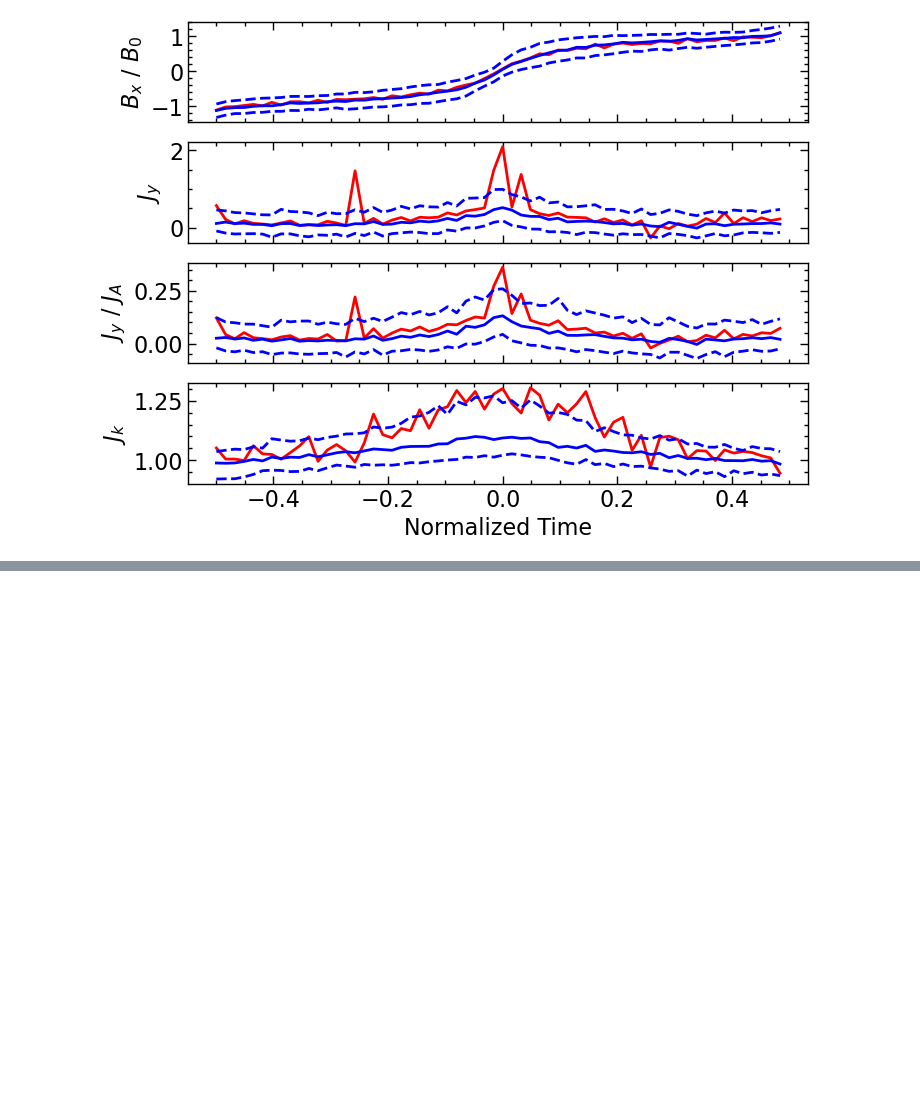
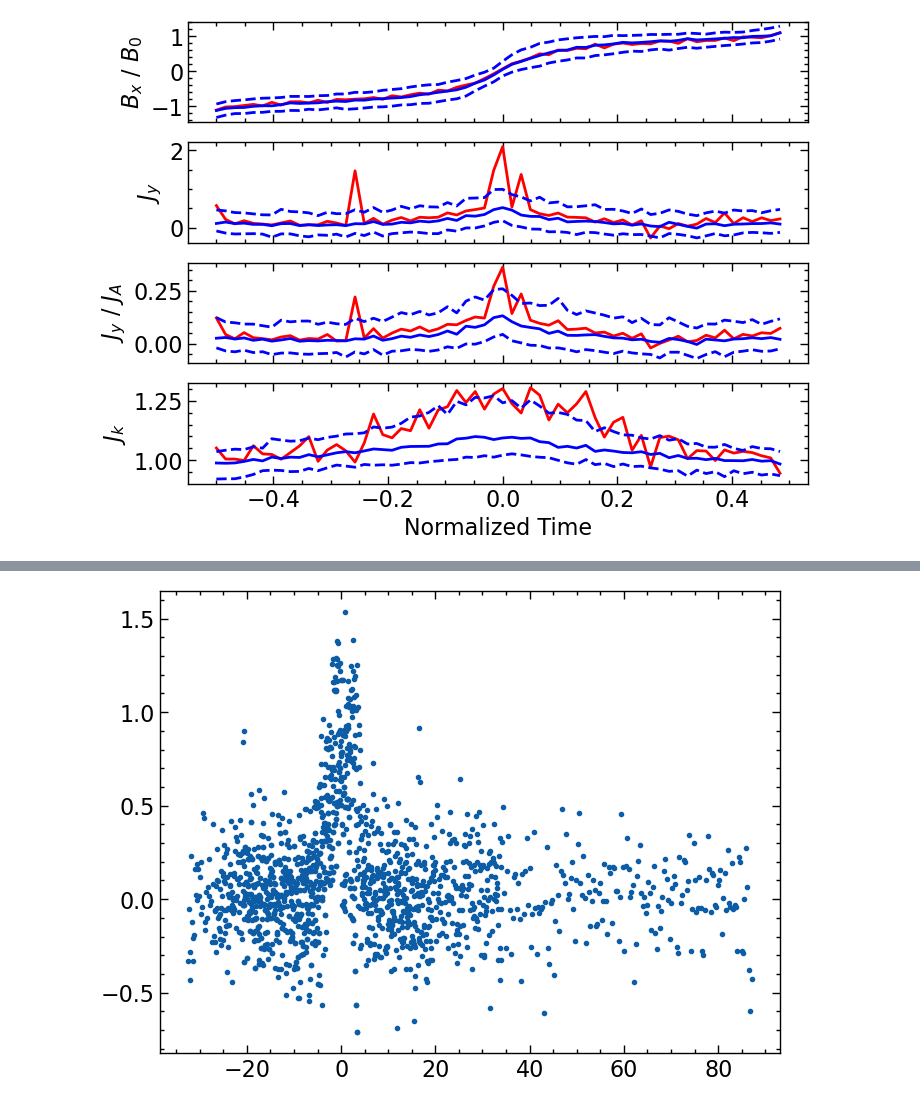
Before and after one commit to Beforerr/ids_spatial_evolution_juno, a Jupyter notebook: notebooks/05_sea.out.ipynb, the cells around one changed output, grey strips where cells are left out. Saved outputs shown, nothing was run; the diff lists cells and outputs as text; code cells hidden in the pictures; blank space fills up the shorter version.

```diff
--- a/notebooks/05_sea.out.ipynb
+++ b/notebooks/05_sea.out.ipynb
@@ -230,5 +235,6 @@ from utils.config import JunoConfig
 # %%
-config = JunoConfig(ts=1/8, split=16)
+# config = JunoConfig(timerange=['2011-01-01','2012-01-01'], ts=1/8, split=16)
+config = JunoConfig(timerange=['2011-01-01','2011-09-01'], ts=1/8, split=2)
 ts_f = config.ts.total_seconds()
 # %%
 ids_ds = config.get_and_process_data()
@@ -313,3 +325,21 @@ def plot_result(x, y, result: ModelResult, result1=None, ax: Axes = None):
+# %%
+from lmfit.model import ModelResult
+
+def plot_result(x, y, result: ModelResult, result1=None, ax: Axes = None):
+    # print(result.fit_report())
+    x_plot = np.linspace(x.min(), x.max(), 1000)
+    comps = result.eval_components(x=x_plot)
+
+    if ax is None:
+        fig, ax = plt.subplots()
+
+    ax.plot(x, y, "o")
+    ax.plot(x_plot, result.eval(x=x_plot), label="best fit")
+    ax.plot(x_plot, comps["m1_"], "--", label="comp#1 fit")
+    ax.plot(x_plot, comps["m2_"], "--", label="comp#2 fit")
+    if result1:
+        ax.plot(x, result1.best_fit, label="best fit with one component")
+    return ax
 # %%
 x = SEAarray.index.values[8:-8]/bin
 fit_cols = ["j_m_median", "j_m_norm_median"]
@@ -392,0 +437,2 @@ ids_ds.plot_candidates(num=20, plot_fit_data=True, predicates=(pl.col('fit.stat.
+# %%
+dvl_dts = list(ids_j_bin_l(events, config.mag_dfs))
@@ -392,0 +442,19 @@ ids_ds.plot_candidates(num=20, plot_fit_data=True, predicates=(pl.col('fit.stat.
+# %%
+def func():
+    epochs = events.get_column("t.d_time").to_numpy()
+    v_ks = events.get_column("v_k")
+    ion_inertial_lengths = events.get_column("ion_inertial_length")
+    rs = events.get_column("radial_distance")
+
+    for i, dvl_dt in enumerate(dvl_dts):
+        shift_time = (dvl_dt.time - epochs[i]).values.astype(float)
+        l_norm = shift_time / 1.0e9 * v_ks[i] / ion_inertial_lengths[i]
+        # yield l_norm.values.astype(float)
+        yield rs[i], l_norm, dvl_dt.values
+# %%
+rs, ls, dvl_dts = zip(*func())
+ls_all = np.concatenate(ls)
+dvl_dts_all = np.concatenate(dvl_dts)
+plt.scatter(ls_all, dvl_dts_all)
+# %% [output]
+[figure, added]
```
Also changed, not shown: parts of 21 cells of this notebook, 25 other files.
